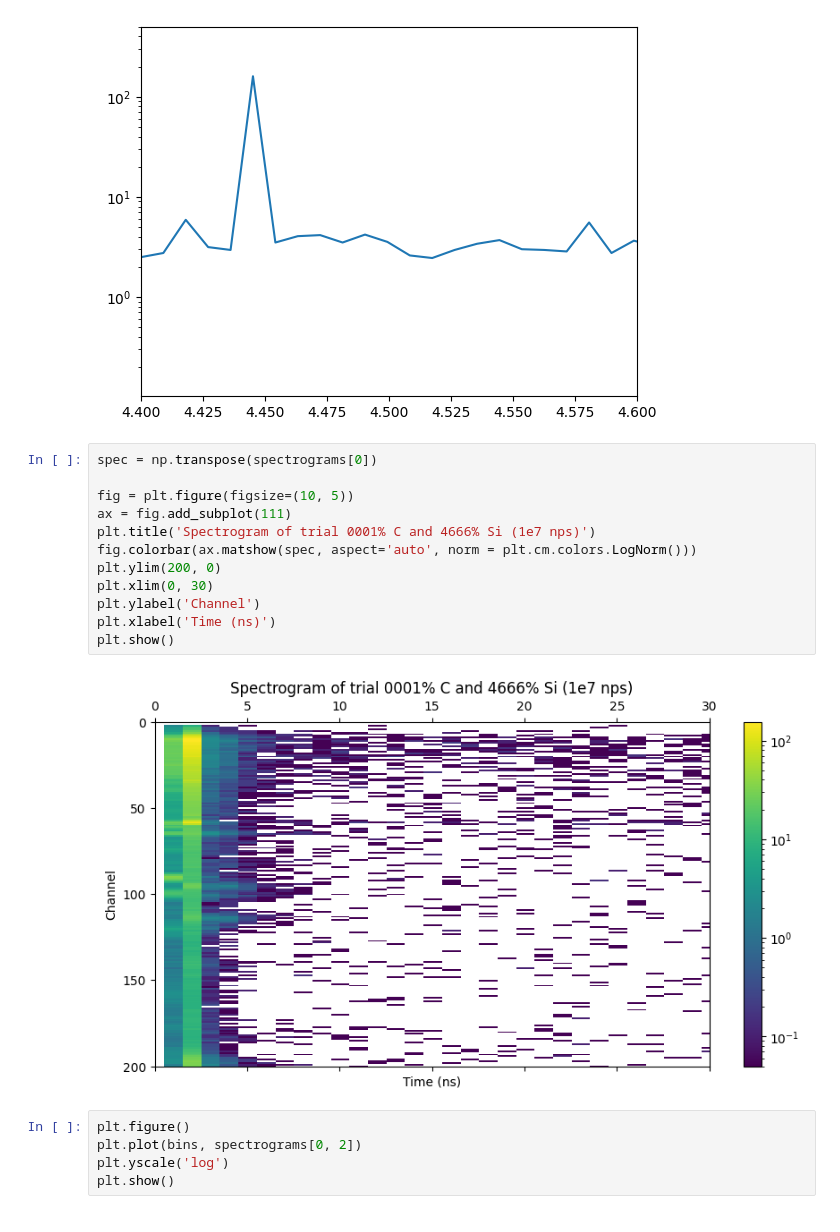
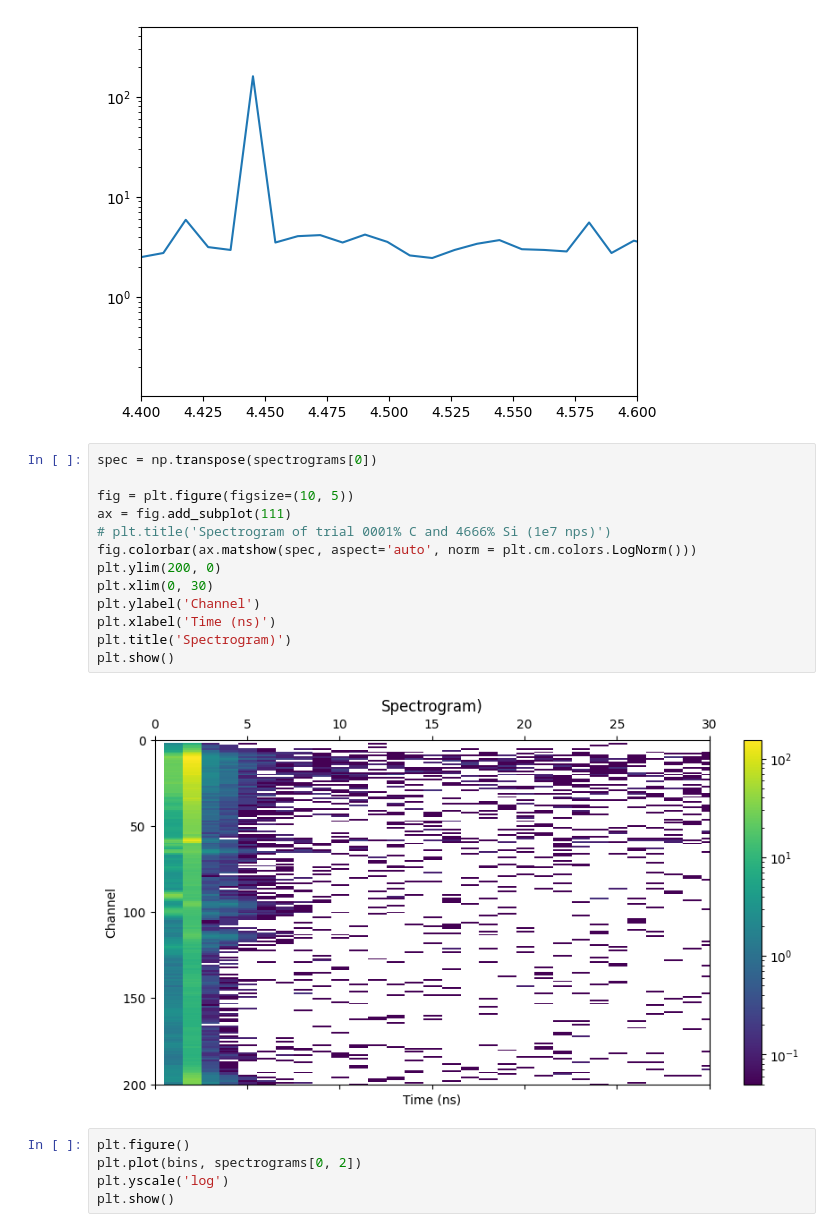
Before and after one commit to JoseACortes/USDAFall2024, a Jupyter notebook: Analysis/galinastask/inspection.ipynb, the cells around one changed output. Drawn from its saved outputs; the diff is of its cells as text.

```diff
--- a/Analysis/galinastask/inspection.ipynb
+++ b/Analysis/galinastask/inspection.ipynb
@@ -55,17 +69,18 @@ plt.show()
 # %%
 spec = np.transpose(spectrograms[0])
 
 fig = plt.figure(figsize=(10, 5))
 ax = fig.add_subplot(111)
-plt.title('Spectrogram of trial 0001% C and 4666% Si (1e7 nps)')
+# plt.title('Spectrogram of trial 0001% C and 4666% Si (1e7 nps)')
 fig.colorbar(ax.matshow(spec, aspect='auto', norm = plt.cm.colors.LogNorm()))
 plt.ylim(200, 0)
 plt.xlim(0, 30)
 plt.ylabel('Channel')
 plt.xlabel('Time (ns)')
+plt.title('Spectrogram)')
 plt.show()
 # %% [output]
-[figure, old version]
+[figure, new version]
 # %%
 plt.figure()
 plt.plot(bins, spectrograms[0, 2])
```
Also changed, not shown: parts of 2 cells of this notebook, 28 other files.
